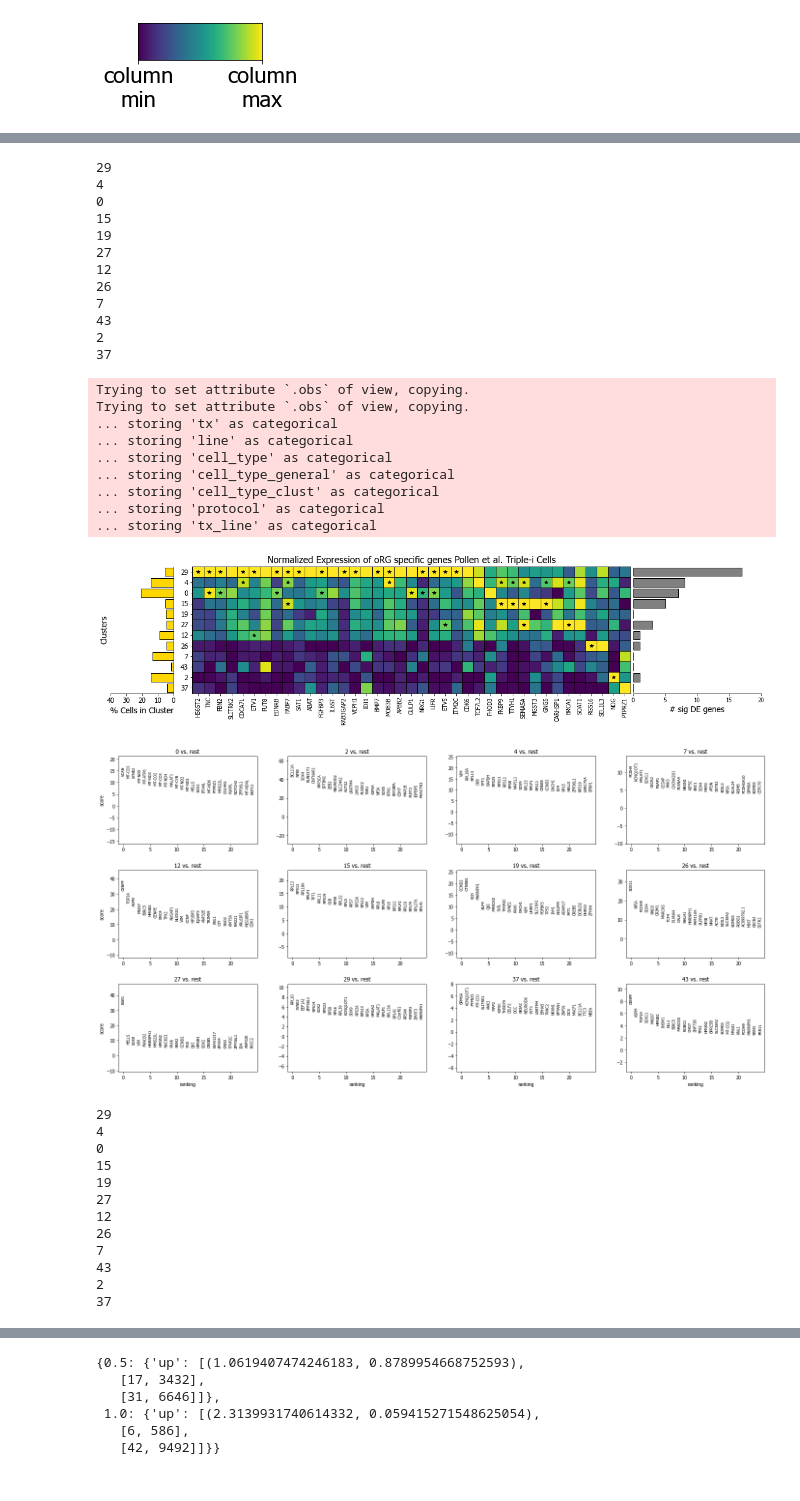
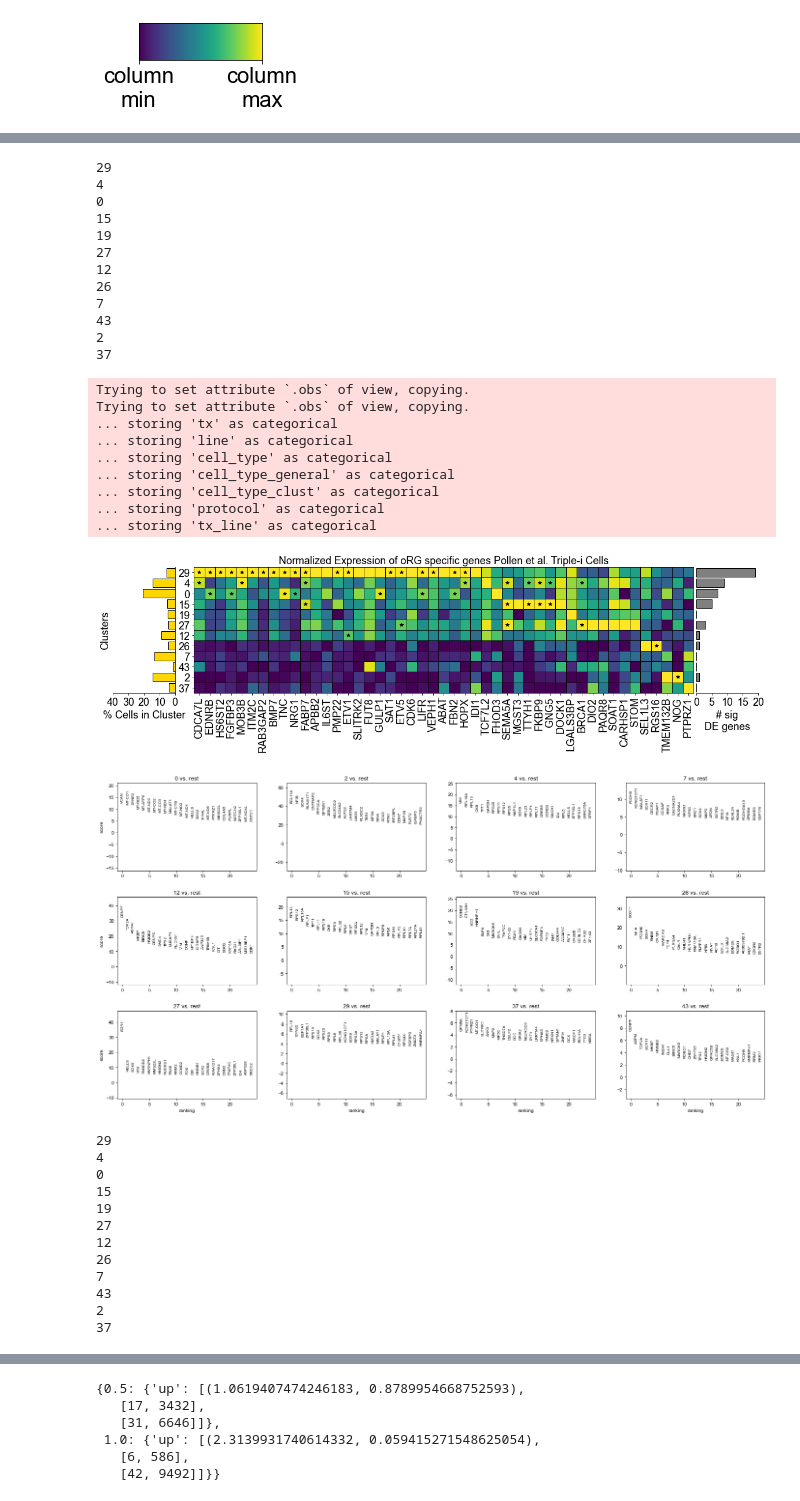
Before and after one commit to daniel-rosebrock/BrainOrganoids, a Jupyter notebook: Fig4_day50_organoids_oRG_enrichment.ipynb, the cells around one changed output, grey strips where cells are left out. Saved outputs shown, nothing was run; the diff lists cells and outputs as text; code cells hidden in the pictures.

Commit message:
changed font to Arial for all figures

```diff
--- a/Fig4_day50_organoids_oRG_enrichment.ipynb
+++ b/Fig4_day50_organoids_oRG_enrichment.ipynb
@@ -20,7 +20,7 @@ font_dirs = ['/project/elkabetz_lab_data/tools/PythonFonts/', ]
 font_files = font_manager.findSystemFonts(fontpaths=font_dirs)
 font_list = font_manager.createFontList(font_files)
 font_manager.fontManager.ttflist.extend(font_list)
-matplotlib.rcParams['font.family'] = 'tahoma'
+matplotlib.rcParams['font.family'] = 'arial'
 import random
 import scipy
 from matplotlib.ticker import FormatStrFormatter
@@ -333,7 +353,7 @@ for tx_iter in ['sbnx','sbn','nt']:
     sub_iter_ = set([])
     for j in range(len(sum_)):
         for clust in sum_dict.keys():
-            if sum_dict[clust][j]/n_cells_dict[clust] > 0.05:
+            if sum_dict[clust][j]/n_cells_dict[clust] > 0.02:
                 sub_iter_.add(j)
     sub_iter_ = sorted(list(sub_iter_))
     adata_merged_nsc = adata_merged_nsc[:,sub_iter_]
@@ -376,13 +396,13 @@ for tx_iter in ['sbnx','sbn','nt']:
             len(adata_merged_nsc.obs[(adata_merged_nsc.obs['tx']==tx_iter)]),color=color_d[tx_iter],edgecolor='black')
     ax.spines['top'].set_visible(False)
     ax.spines['left'].set_visible(False)
-    plt.ylabel('Clusters',fontsize=14)
-    plt.xlabel('% Cells in Cluster',fontsize=14)
+    plt.ylabel('Clusters',fontsize=18)
+    plt.xlabel('% Cells in Cluster',fontsize=18)
     plt.xlim(-0.4,0)
     plt.ylim(-k-0.5,0.5)
-    plt.xticks([-.4,-.3,-.2,-.1,0],['40','30','20','10','0'],fontsize=12)
+    plt.xticks([-.4,-.3,-.2,-.1,0],['40','30','20','10','0'],fontsize=18)
     plt.yticks([])
-    ax = plt.subplot(gs[:,5:32])
+    ax = plt.subplot(gs[:,5:36])
     n_sig_by_clust = {}
     for clust in clust_order:
         n_sig_by_clust[clust] = 0
@@ -400,11 +420,11 @@ for tx_iter in ['sbnx','sbn','nt']:
                 n_sig_by_clust[clust]+=1
     plt.xlim(-0.5,j+0.5)
     plt.ylim(-k-0.5,0.5)
-    plt.xticks(range(len(sorted_genes)),sorted_genes,fontsize=10,rotation=90)
-    plt.yticks(range(0,-len(clust_order),-1),[str(clust) for clust in clust_order],fontsize=12)
+    plt.xticks(range(len(sorted_genes)),sorted_genes,fontsize=18,rotation=90)
+    plt.yticks(range(0,-len(clust_order),-1),[str(clust) for clust in clust_order],fontsize=18)
     plt.tight_layout()
-    plt.title('Normalized Expression of oRG specific genes Pollen et al. '+tx_dict[tx_iter]+' Cells',fontsize=16)
-    ax = plt.subplot(gs[:,32:])
+    plt.title('Normalized Expression of oRG specific genes Pollen et al. '+tx_dict[tx_iter]+' Cells',fontsize=18)
+    ax = plt.subplot(gs[:,36:])
     for k,clust in enumerate(clust_order):
         plt.barh(-k,n_sig_by_clust[clust],color='gray',edgecolor='black')
     plt.ylim(-k-0.5,0.5)
@@ -414,42 +434,42 @@ for tx_iter in ['sbnx','sbn','nt']:
     ax.spines['left'].set_visible(False)
     plt.yticks([])
     plt.xlim(0,20)
-    plt.xticks([0,5,10,15,20],[0,5,10,15,20])
-    plt.xlabel('# sig DE genes',fontsize=14)
+    plt.xticks([0,5,10,15,20],[0,5,10,15,20],fontsize=18)
+    plt.xlabel('# sig\nDE genes',fontsize=18)
     plt.savefig('figures/'+line_+'/pollen_matrix_plot.'+tx_iter+'.png',dpi=500,bbox_inches='tight')
 # %% [output]
 Trying to set attribute `.obs` of view, copying.
 Trying to set attribute `.obs` of view, copying.
 ... storing 'tx' as categorical
 ... storing 'line' as categorical
 ... storing 'cell_type' as categorical
 ... storing 'cell_type_general' as categorical
 ... storing 'cell_type_clust' as categorical
 ... storing 'protocol' as categorical
 ... storing 'tx_line' as categorical
 [figure]
 29
 4
 0
 15
 19
 27
 12
 26
 7
 43
 2
 37
 Trying to set attribute `.obs` of view, copying.
 Trying to set attribute `.obs` of view, copying.
 ... storing 'tx' as categorical
 ... storing 'line' as categorical
 ... storing 'cell_type' as categorical
 ... storing 'cell_type_general' as categorical
 ... storing 'cell_type_clust' as categorical
 ... storing 'protocol' as categorical
 ... storing 'tx_line' as categorical
-[figure, old version]
+[figure, new version]
 [figure]
 29
 4
```
Also changed, not shown: parts of 11 cells of this notebook, 11 other files.
